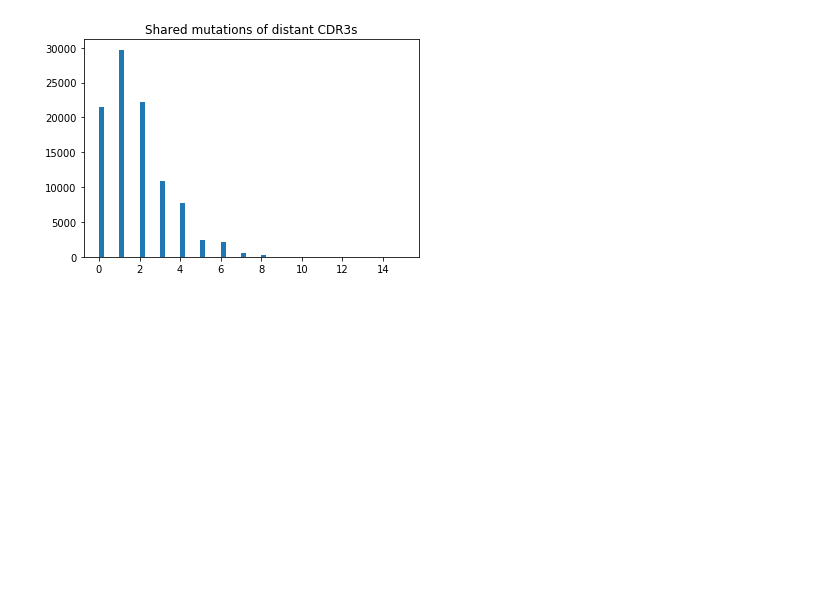
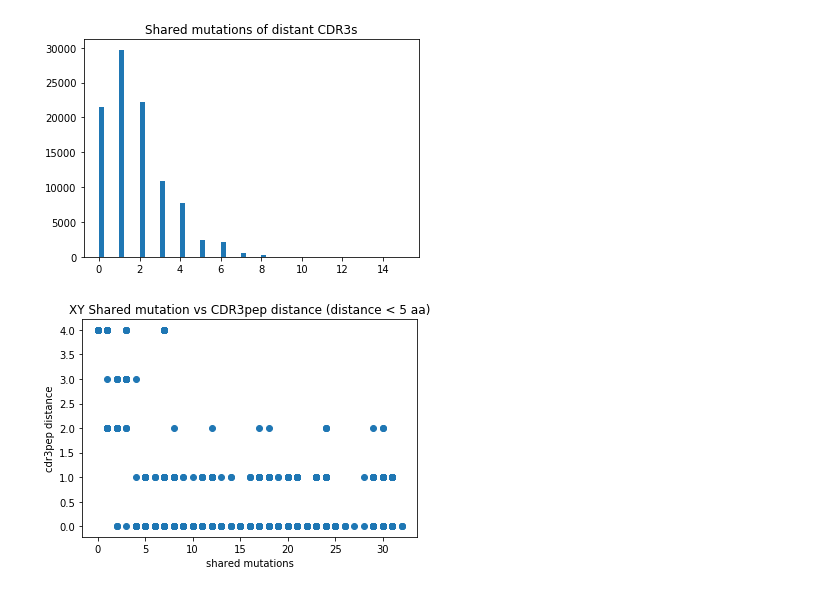
Before and after one commit to EDS-Bioinformatics-Laboratory/reseda, a Jupyter notebook: CheckHighSharedMutations.ipynb, the cells around one changed output. Cells and saved outputs as stored; diff of their text form; code cells hidden in the pictures; blank space fills up the shorter version.

Commit message:
added a few more figures to CheckHighSharedMutations.ipynb

```diff
--- a/CheckHighSharedMutations.ipynb
+++ b/CheckHighSharedMutations.ipynb
@@ -78,3 +78,12 @@ plt.title("Shared mutations of distant CDR3s")
 plt.show()
 # %% [output]
 [figure]
+# %%
+fig, ax = plt.subplots()
+ax.scatter(df_close['Shared mutations'], df_close['cdr3_distance'])
+plt.title("XY Shared mutation vs CDR3pep distance (distance < 5 aa)")
+plt.xlabel('shared mutations')
+plt.ylabel('cdr3pep distance')
+fig.show()
+# %% [output]
+[figure, added]
```
Also changed, not shown: parts of 1 cell of this notebook.
